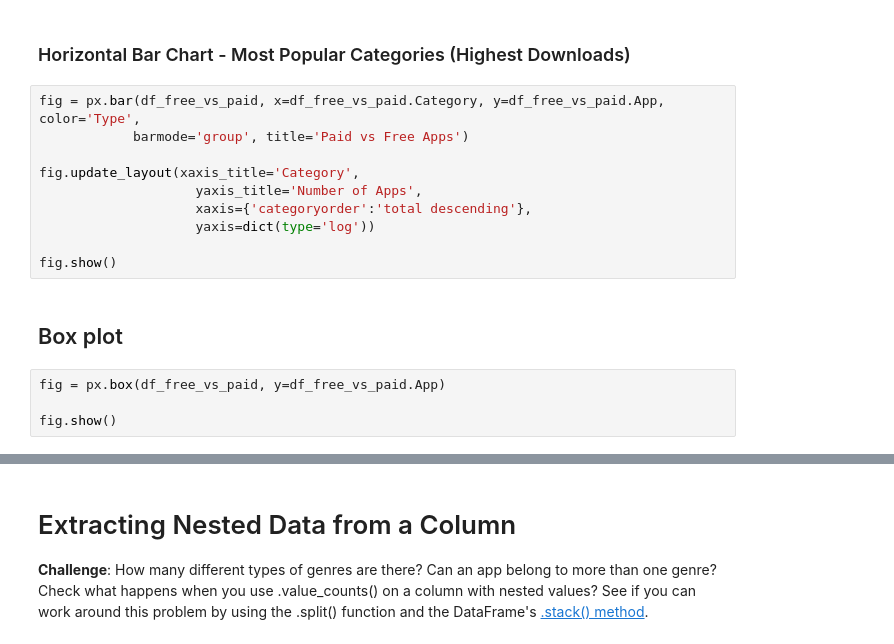
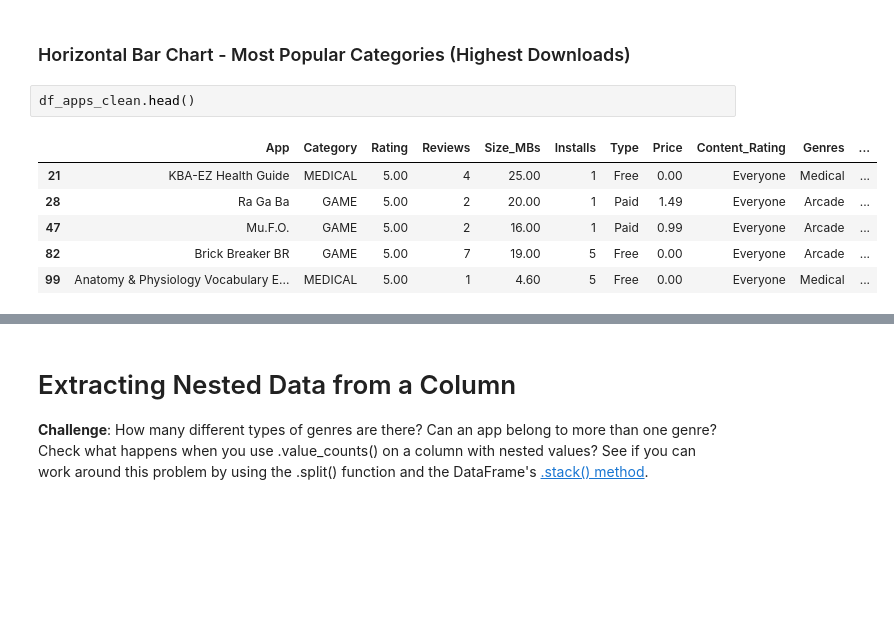
Before and after one commit to Abie221/Android_App_Store_Data, a Jupyter notebook: Google Play Store App Analytics (start).ipynb, the cells around one changed output, grey strips where cells are left out. Drawn from its saved outputs; the diff is of its cells as text; blank space fills up the shorter version.

```diff
--- a/Google Play Store App Analytics (start).ipynb
+++ b/Google Play Store App Analytics (start).ipynb
@@ -538,22 +527,15 @@ df_free_vs_paid.head()
 | 4 | BEAUTY | Free | 42 |
 # %% [markdown]
 ### Horizontal Bar Chart - Most Popular Categories (Highest Downloads)
-# %%
-fig = px.bar(df_free_vs_paid, x=df_free_vs_paid.Category, y=df_free_vs_paid.App, color='Type',
-            barmode='group', title='Paid vs Free Apps')
-
-fig.update_layout(xaxis_title='Category',
-                    yaxis_title='Number of Apps',
-                    xaxis={'categoryorder':'total descending'},
-                    yaxis=dict(type='log'))
-
-fig.show()
-# %% [markdown]
-## Box plot
-# %%
-fig = px.box(df_free_vs_paid, y=df_free_vs_paid.App)
-
-fig.show()
+# %%
+df_apps_clean.head()
+# %% [output]
+|  | App | Category | Rating | Reviews | Size_MBs | Installs | Type | Price | Content_Rating | Genres | ... |
+| 21 | KBA-EZ Health Guide | MEDICAL | 5.00 | 4 | 25.00 | 1 | Free | 0.00 | Everyone | Medical | ... |
+| 28 | Ra Ga Ba | GAME | 5.00 | 2 | 20.00 | 1 | Paid | 1.49 | Everyone | Arcade | ... |
+| 47 | Mu.F.O. | GAME | 5.00 | 2 | 16.00 | 1 | Paid | 0.99 | Everyone | Arcade | ... |
+| 82 | Brick Breaker BR | GAME | 5.00 | 7 | 19.00 | 5 | Free | 0.00 | Everyone | Arcade | ... |
+| 99 | Anatomy & Physiology Vocabulary E... | MEDICAL | 5.00 | 1 | 4.60 | 5 | Free | 0.00 | Everyone | Medical | ... |
 # %% [markdown]
 ### Category Concentration - Downloads vs. Competition
 
```
Also changed, not shown: parts of 7 cells of this notebook.
